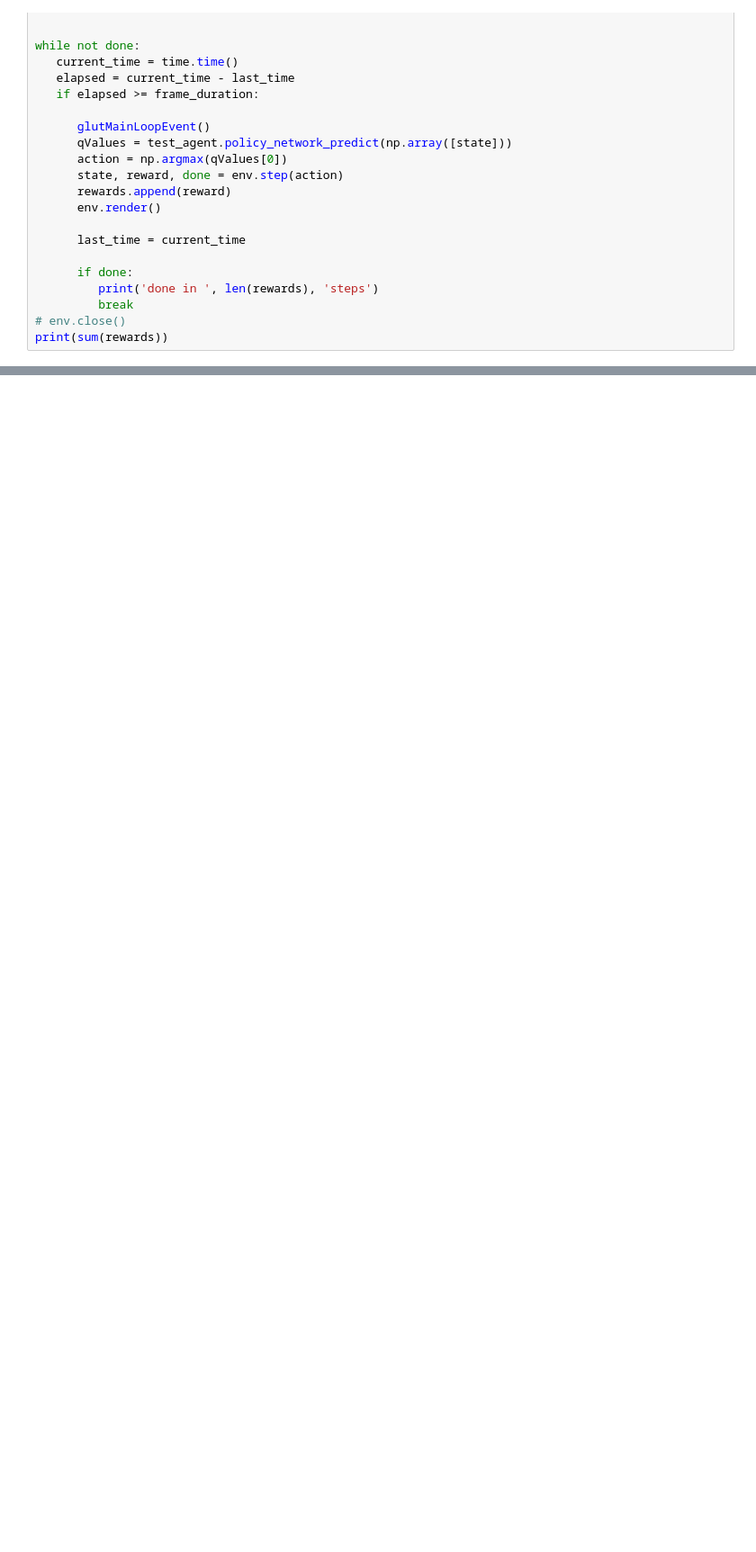
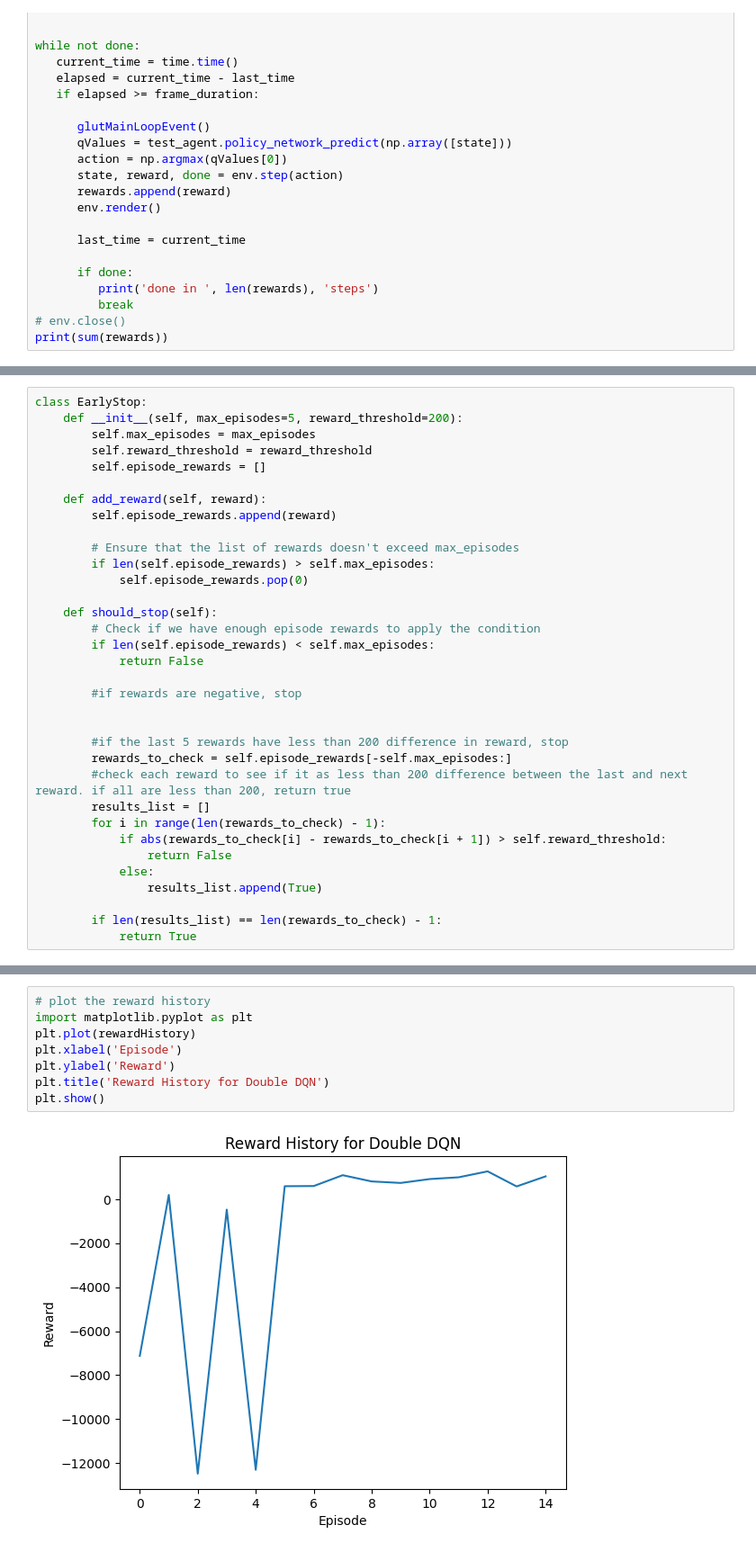
Before and after one commit to driessenslucas/researchproject, a Jupyter notebook: ResearchProject.ipynb, the cells around one changed output, grey strips where cells are left out. Shown at 90% size. Saved outputs shown, nothing was run; the diff lists cells and outputs as text; blank space fills up the shorter version.

Commit message:
added: Double-DQN and early stopping model v1

```diff
--- a/ResearchProject.ipynb
+++ b/ResearchProject.ipynb
@@ -1485,0 +1841,34 @@ print(sum(rewards))
+# %%
+class EarlyStop:
+    def __init__(self, max_episodes=5, reward_threshold=200):
+        self.max_episodes = max_episodes
+        self.reward_threshold = reward_threshold
+        self.episode_rewards = []
+
+    def add_reward(self, reward):
+        self.episode_rewards.append(reward)
+
+        # Ensure that the list of rewards doesn't exceed max_episodes
+        if len(self.episode_rewards) > self.max_episodes:
+            self.episode_rewards.pop(0)
+
+    def should_stop(self):
+        # Check if we have enough episode rewards to apply the condition
+        if len(self.episode_rewards) < self.max_episodes:
+            return False
+
+        #if rewards are negative, stop
+
+
+        #if the last 5 rewards have less than 200 difference in reward, stop
+        rewards_to_check = self.episode_rewards[-self.max_episodes:]
+        #check each reward to see if it as less than 200 difference between the last and next reward. if all are less than 200, return true
+        results_list = []
+        for i in range(len(rewards_to_check) - 1):
+            if abs(rewards_to_check[i] - rewards_to_check[i + 1]) > self.reward_threshold:
+                return False
+            else:
+                results_list.append(True)
+
+        if len(results_list) == len(rewards_to_check) - 1:
+            return True
@@ -1485,0 +2015,10 @@ print(sum(rewards))
+# %%
+# plot the reward history
+import matplotlib.pyplot as plt
+plt.plot(rewardHistory)
+plt.xlabel('Episode')
+plt.ylabel('Reward')
+plt.title('Reward History for Double DQN')
+plt.show()
+# %% [output]
+[figure, added]
```
Also changed, not shown: parts of 17 cells of this notebook, 3 other files.
